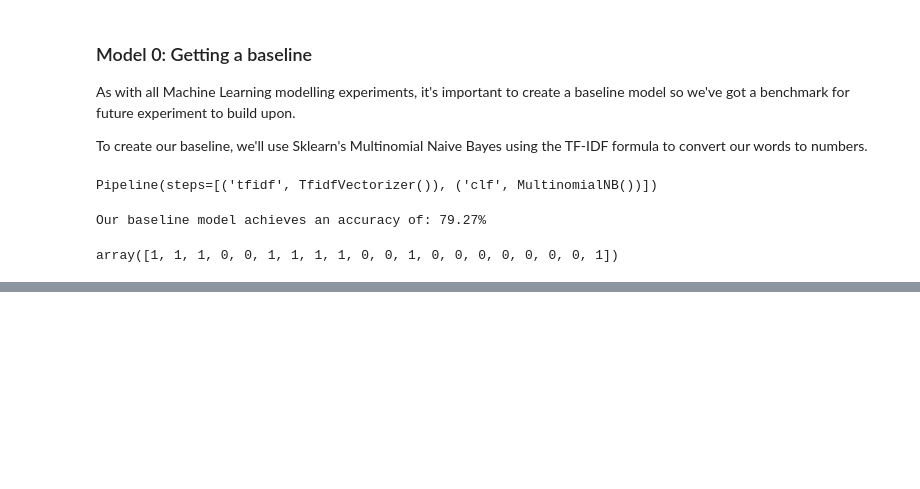
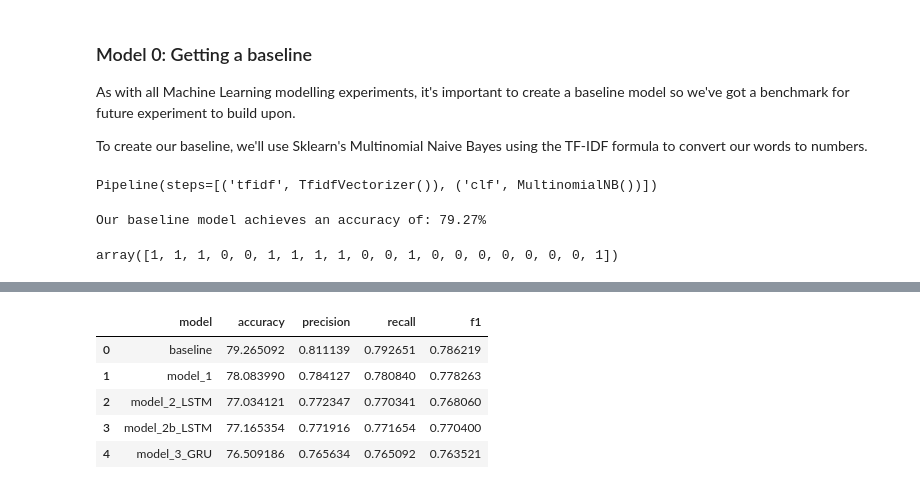
Before and after one commit to Himagination/TensorFlow_Developer, a Jupyter notebook: 07_NLP_TensorFlow.ipynb, the cells around one changed output, grey strips where cells are left out. Drawn from its saved outputs; the diff is of its cells as text; code cells hidden in the pictures; blank space fills up the shorter version.

```diff
--- a/07_NLP_TensorFlow.ipynb
+++ b/07_NLP_TensorFlow.ipynb
@@ -431,0 +759,7 @@ baseline_results
+# %%
+# Calculate model 2 results
+model_2b_results = calculate_results(y_true=val_labels,
+                                   y_pred=model_2b_preds,
+                                   model_name="model_2b_LSTM")
+results_comp = results_comp.append(model_2b_results, ignore_index=True)
+results_comp
@@ -431,0 +846,13 @@ baseline_results
+# %%
+model_3_results = calculate_results(val_labels,
+                                    model_3_preds,
+                                    "model_3_GRU")
+results_comp = results_comp.append(model_3_results, ignore_index=True)
+results_comp
+# %% [output]
+|  | model | accuracy | precision | recall | f1 |
+| 0 | baseline | 79.265092 | 0.811139 | 0.792651 | 0.786219 |
+| 1 | model_1 | 78.083990 | 0.784127 | 0.780840 | 0.778263 |
+| 2 | model_2_LSTM | 77.034121 | 0.772347 | 0.770341 | 0.768060 |
+| 3 | model_2b_LSTM | 77.165354 | 0.771916 | 0.771654 | 0.770400 |
+| 4 | model_3_GRU | 76.509186 | 0.765634 | 0.765092 | 0.763521 |
```
Also changed, not shown: parts of 43 cells of this notebook.
